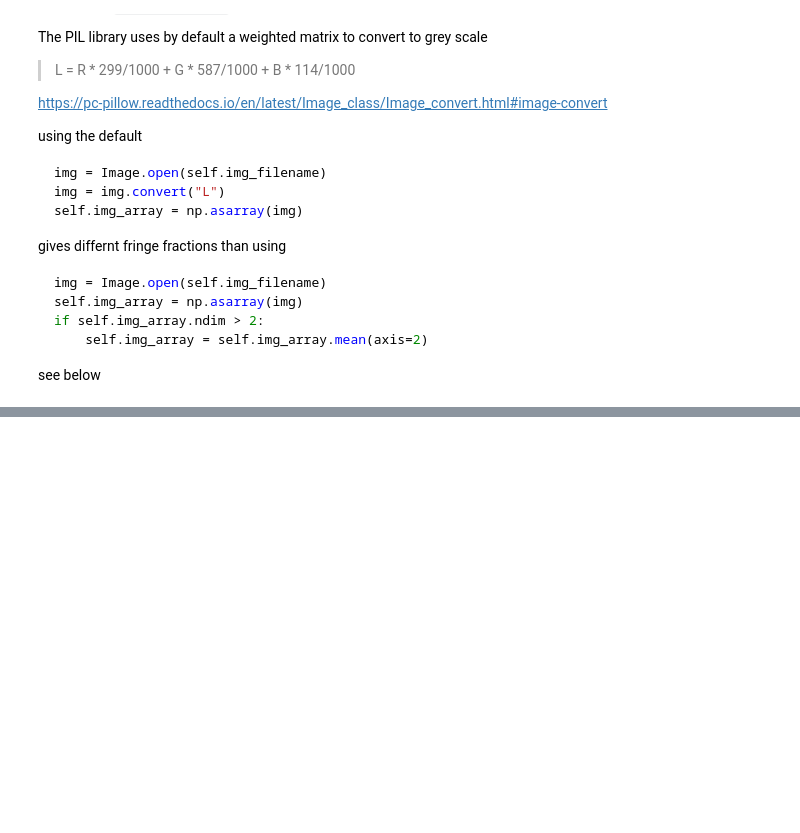
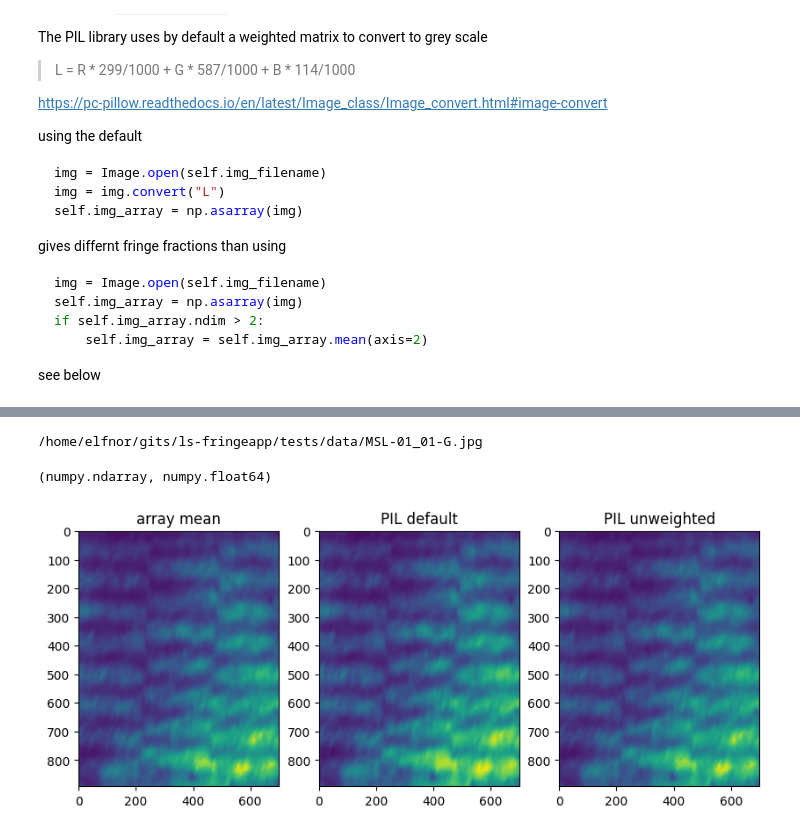
Before and after one commit to MSLNZ/ls-fringeapp, a Jupyter notebook: notebooks/14_image_conversion_to_grey_scale.ipynb, the cells around one changed output, grey strips where cells are left out. Saved outputs shown, nothing was run; the diff lists cells and outputs as text; code cells hidden in the pictures; blank space fills up the shorter version.

```diff
--- a/notebooks/14_image_conversion_to_grey_scale.ipynb
+++ b/notebooks/14_image_conversion_to_grey_scale.ipynb
@@ -68,0 +150,53 @@ def test_fringe_calc(row):
+# %%
+# look in more detail at 1st row
+row = data[0]
+img_filename = TEST_DATA_DIR / row[1]
+print(img_filename)
+
+
+def three_greyscale(img_filename):
+    # original calculation
+    img = Image.open(img_filename)
+    img_array0 = np.asarray(img)
+    if img_array0.ndim > 2:
+        img_array0 = img_array0.mean(axis=2)
+
+    # default PIL conversion to greyscale
+    img = Image.open(img_filename)
+    img = img.convert("L")
+    img_array1 = np.asarray(img)
+
+    # unweighted PIL conversion to greyscale
+    img = Image.open(img_filename)
+    img = img.convert("L", matrix=(1 / 3, 1 / 3, 1 / 3, 0))
+    img_array2 = np.asarray(img)
+    return img_array0, img_array1, img_array2
+
+
+img_array0, img_array1, img_array2 = three_greyscale(img_filename)
+# %% [output]
+/home/elfnor/gits/ls-fringeapp/tests/data/MSL-01_01-G.jpg
+# %%
+type(img_array0), type(img_array0[0, 0])
+# %% [output]
+(numpy.ndarray, numpy.float64)
+# %%
+# plot 3 arrays for 1st image
+plt.figure(figsize=(10, 6))
+
+plt.subplot(131)
+plt.imshow(img_array0)
+plt.axis("image")
+plt.title("array mean")
+
+plt.subplot(132)
+plt.imshow(img_array1)
+plt.axis("image")
+plt.title("PIL default")
+
+plt.subplot(133)
+plt.imshow(img_array2)
+plt.axis("image")
+plt.title("PIL unweighted");
+# %% [output]
+[figure, added]
```
Also changed, not shown: parts of 22 cells of this notebook, 5 other files.
